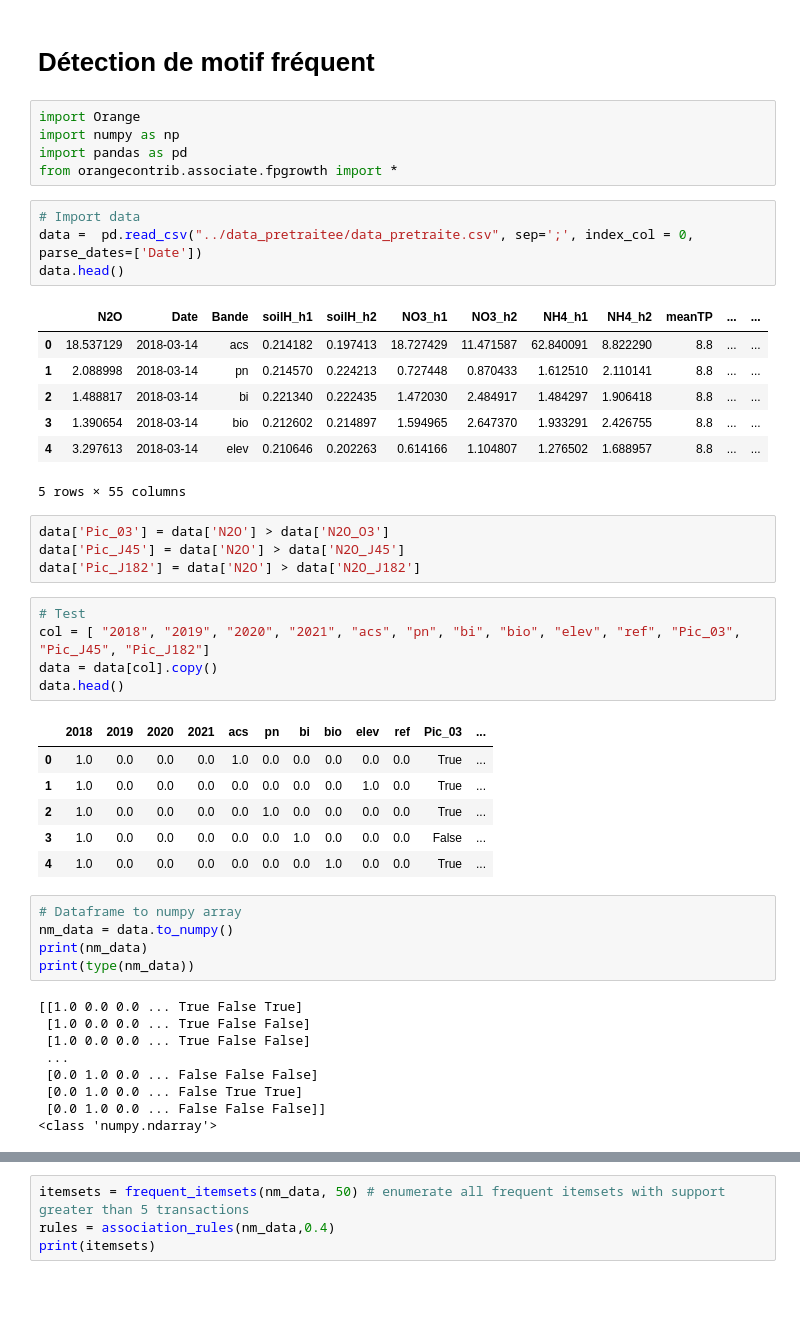
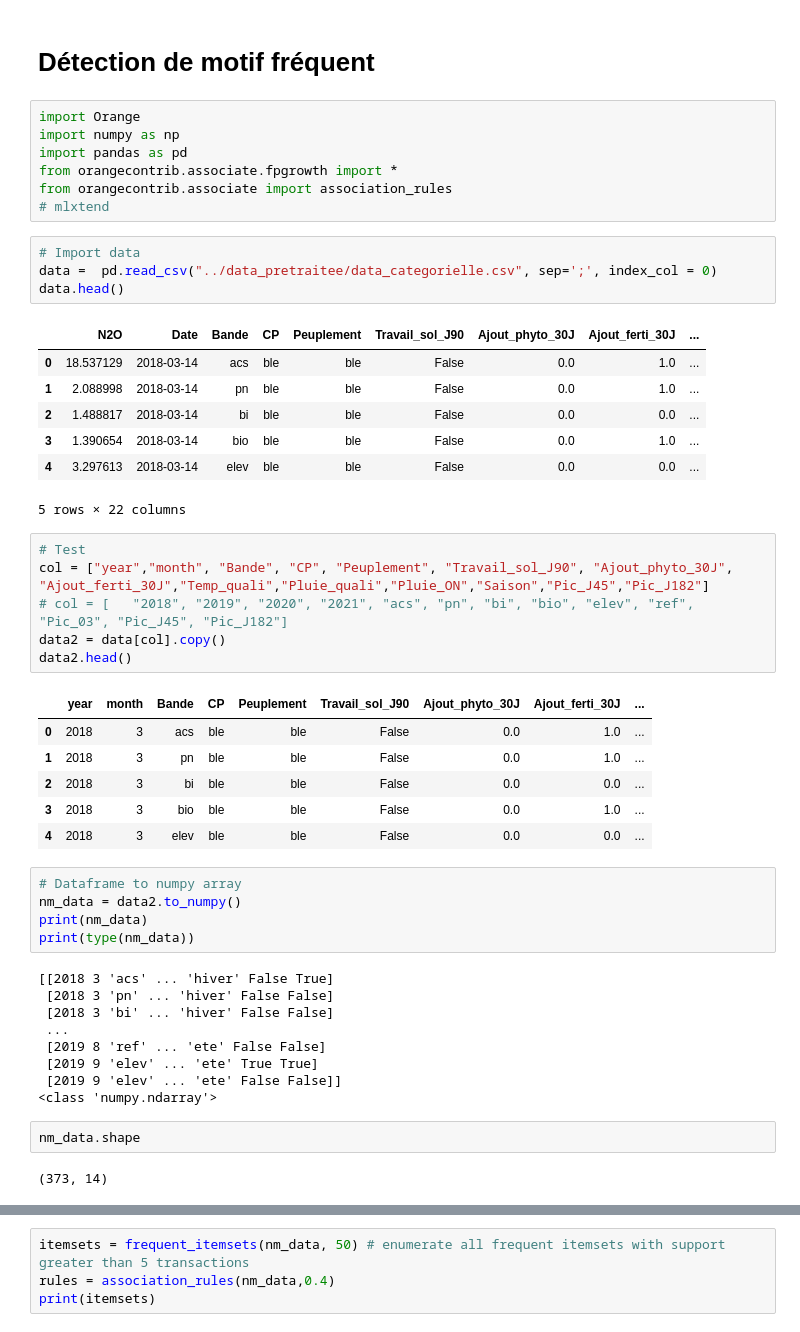
Before and after one commit to drylse/fil_rouge, a Jupyter notebook: Orange/Motif_Frequent.ipynb, the cells around one changed output, grey strips where cells are left out. Saved outputs shown, nothing was run; the diff lists cells and outputs as text; blank space fills up the shorter version.

```diff
--- a/Orange/Motif_Frequent.ipynb
+++ b/Orange/Motif_Frequent.ipynb
@@ -5,45 +5,48 @@ import Orange
 import numpy as np
 import pandas as pd
 from orangecontrib.associate.fpgrowth import *
+from orangecontrib.associate import association_rules
+# mlxtend
 # %%
 # Import data
-data =  pd.read_csv("../data_pretraitee/data_pretraite.csv", sep=';', index_col = 0, parse_dates=['Date'])
+data =  pd.read_csv("../data_pretraitee/data_categorielle.csv", sep=';', index_col = 0)
 data.head()
 # %% [output]
-|  | N2O | Date | Bande | soilH_h1 | soilH_h2 | NO3_h1 | NO3_h2 | NH4_h1 | NH4_h2 | meanTP | ... | ... |
-| 0 | 18.537129 | 2018-03-14 | acs | 0.214182 | 0.197413 | 18.727429 | 11.471587 | 62.840091 | 8.822290 | 8.8 | ... | ... |
-| 1 | 2.088998 | 2018-03-14 | pn | 0.214570 | 0.224213 | 0.727448 | 0.870433 | 1.612510 | 2.110141 | 8.8 | ... | ... |
-| 2 | 1.488817 | 2018-03-14 | bi | 0.221340 | 0.222435 | 1.472030 | 2.484917 | 1.484297 | 1.906418 | 8.8 | ... | ... |
-| 3 | 1.390654 | 2018-03-14 | bio | 0.212602 | 0.214897 | 1.594965 | 2.647370 | 1.933291 | 2.426755 | 8.8 | ... | ... |
-| 4 | 3.297613 | 2018-03-14 | elev | 0.210646 | 0.202263 | 0.614166 | 1.104807 | 1.276502 | 1.688957 | 8.8 | ... | ... |
+|  | N2O | Date | Bande | CP | Peuplement | Travail_sol_J90 | Ajout_phyto_30J | Ajout_ferti_30J | ... |
+| 0 | 18.537129 | 2018-03-14 | acs | ble | ble | False | 0.0 | 1.0 | ... |
+| 1 | 2.088998 | 2018-03-14 | pn | ble | ble | False | 0.0 | 1.0 | ... |
+| 2 | 1.488817 | 2018-03-14 | bi | ble | ble | False | 0.0 | 0.0 | ... |
+| 3 | 1.390654 | 2018-03-14 | bio | ble | ble | False | 0.0 | 1.0 | ... |
+| 4 | 3.297613 | 2018-03-14 | elev | ble | ble | False | 0.0 | 0.0 | ... |
-5 rows × 55 columns
+5 rows × 22 columns
-# %%
-data['Pic_03'] = data['N2O'] > data['N2O_O3']
-data['Pic_J45'] = data['N2O'] > data['N2O_J45']
-data['Pic_J182'] = data['N2O'] > data['N2O_J182']
 # %%
 # Test
-col = [	"2018", "2019",	"2020",	"2021", "acs", "pn", "bi", "bio", "elev", "ref", "Pic_03", "Pic_J45", "Pic_J182"]
-data = data[col].copy()
-data.head()
+col = ["year","month", "Bande", "CP", "Peuplement", "Travail_sol_J90", "Ajout_phyto_30J", "Ajout_ferti_30J","Temp_quali","Pluie_quali","Pluie_ON","Saison","Pic_J45","Pic_J182"]
+# col = [	"2018", "2019",	"2020",	"2021", "acs", "pn", "bi", "bio", "elev", "ref", "Pic_03", "Pic_J45", "Pic_J182"]
+data2 = data[col].copy()
+data2.head()
 # %% [output]
-|  | 2018 | 2019 | 2020 | 2021 | acs | pn | bi | bio | elev | ref | Pic_03 | ... |
-| 0 | 1.0 | 0.0 | 0.0 | 0.0 | 1.0 | 0.0 | 0.0 | 0.0 | 0.0 | 0.0 | True | ... |
-| 1 | 1.0 | 0.0 | 0.0 | 0.0 | 0.0 | 0.0 | 0.0 | 0.0 | 1.0 | 0.0 | True | ... |
-| 2 | 1.0 | 0.0 | 0.0 | 0.0 | 0.0 | 1.0 | 0.0 | 0.0 | 0.0 | 0.0 | True | ... |
-| 3 | 1.0 | 0.0 | 0.0 | 0.0 | 0.0 | 0.0 | 1.0 | 0.0 | 0.0 | 0.0 | False | ... |
-| 4 | 1.0 | 0.0 | 0.0 | 0.0 | 0.0 | 0.0 | 0.0 | 1.0 | 0.0 | 0.0 | True | ... |
+|  | year | month | Bande | CP | Peuplement | Travail_sol_J90 | Ajout_phyto_30J | Ajout_ferti_30J | ... |
+| 0 | 2018 | 3 | acs | ble | ble | False | 0.0 | 1.0 | ... |
+| 1 | 2018 | 3 | pn | ble | ble | False | 0.0 | 1.0 | ... |
+| 2 | 2018 | 3 | bi | ble | ble | False | 0.0 | 0.0 | ... |
+| 3 | 2018 | 3 | bio | ble | ble | False | 0.0 | 1.0 | ... |
+| 4 | 2018 | 3 | elev | ble | ble | False | 0.0 | 0.0 | ... |
 # %%
 # Dataframe to numpy array
-nm_data = data.to_numpy()
+nm_data = data2.to_numpy()
 print(nm_data)
 print(type(nm_data))
 # %% [output]
-[[1.0 0.0 0.0 ... True False True]
- [1.0 0.0 0.0 ... True False False]
- [1.0 0.0 0.0 ... True False False]
+[[2018 3 'acs' ... 'hiver' False True]
+ [2018 3 'pn' ... 'hiver' False False]
+ [2018 3 'bi' ... 'hiver' False False]
  ...
- [0.0 1.0 0.0 ... False False False]
- [0.0 1.0 0.0 ... False True True]
- [0.0 1.0 0.0 ... False False False]]
+ [2019 8 'ref' ... 'ete' False False]
+ [2019 9 'elev' ... 'ete' True True]
+ [2019 9 'elev' ... 'ete' False False]]
 <class 'numpy.ndarray'>
+# %%
+nm_data.shape
+# %% [output]
+(373, 14)
```
Also changed, not shown: parts of 5 cells of this notebook, 8 other files.
